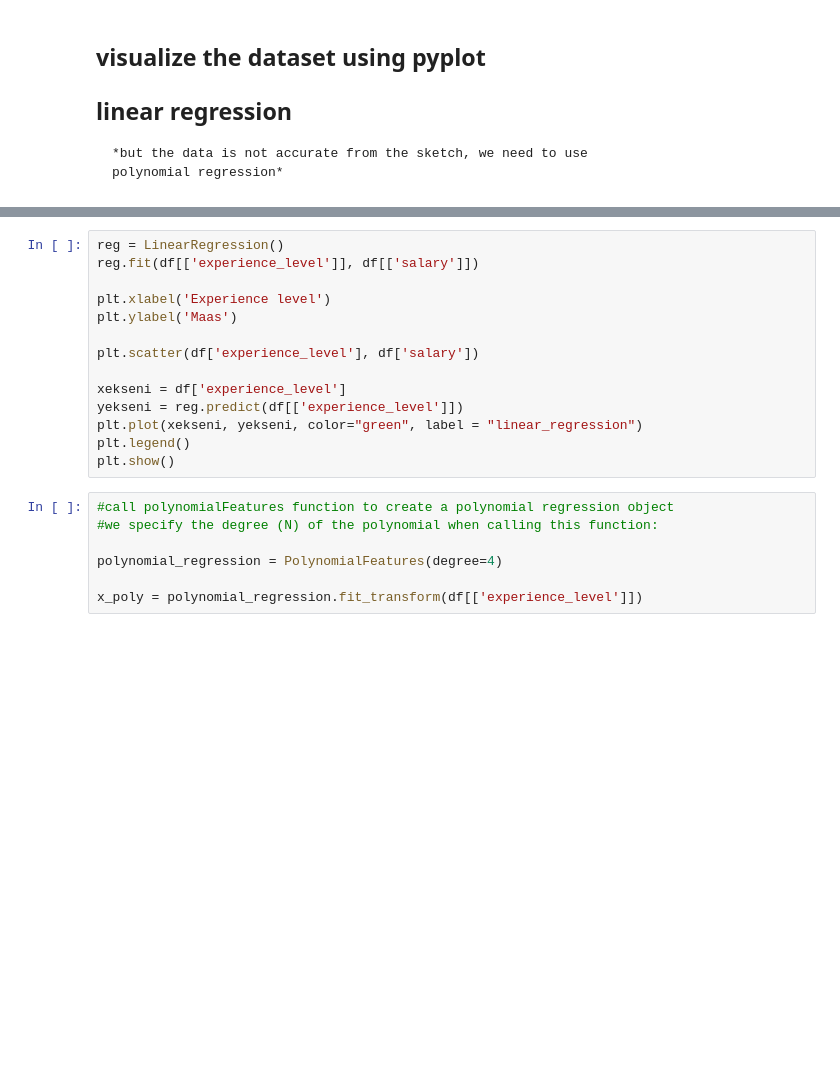
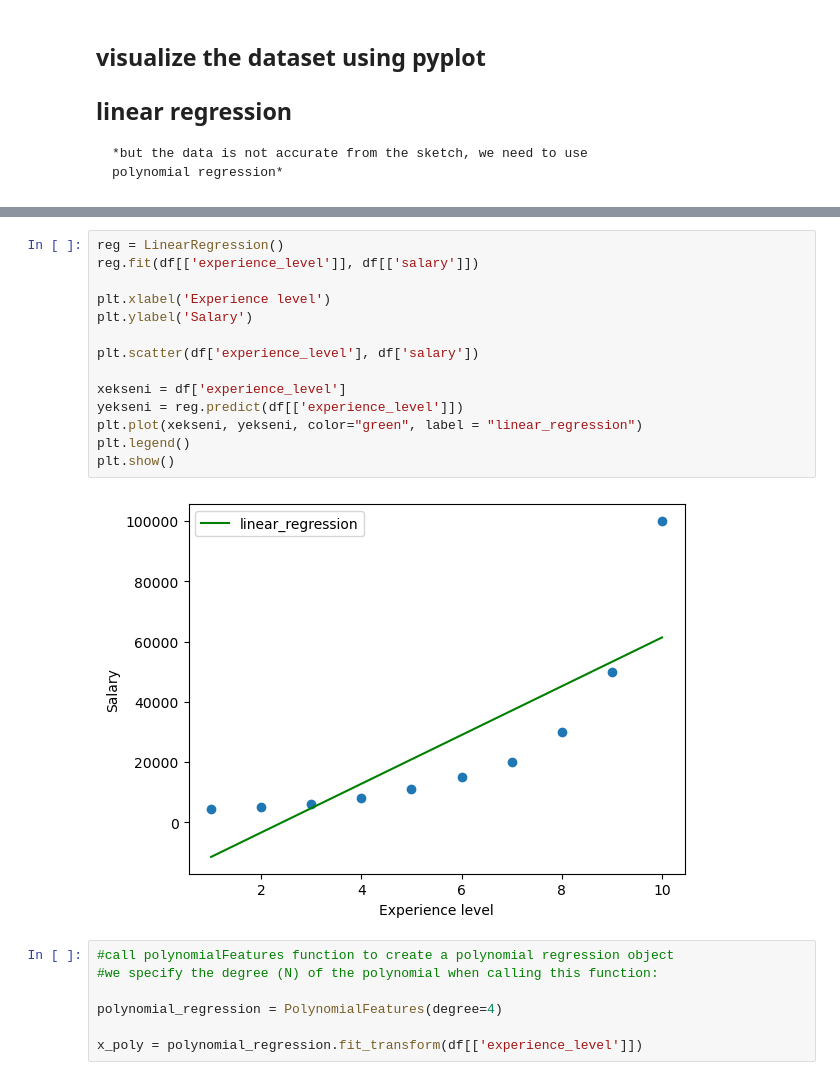
Before and after one commit to drplxrd/ml_py, a Jupyter notebook: hr_salary_calculations/hr_salary.ipynb, the cells around one changed output, grey strips where cells are left out. Saved outputs shown, nothing was run; the diff lists cells and outputs as text; blank space fills up the shorter version.

```diff
--- a/hr_salary_calculations/hr_salary.ipynb
+++ b/hr_salary_calculations/hr_salary.ipynb
@@ -26,17 +40,19 @@ plt.show()
 # %%
 reg = LinearRegression()
 reg.fit(df[['experience_level']], df[['salary']])
 
 plt.xlabel('Experience level')
-plt.ylabel('Maas')
+plt.ylabel('Salary')
 
 plt.scatter(df['experience_level'], df['salary'])
 
 xekseni = df['experience_level']
 yekseni = reg.predict(df[['experience_level']])
 plt.plot(xekseni, yekseni, color="green", label = "linear_regression")
 plt.legend()
 plt.show()
+# %% [output]
+[figure, added]
 # %%
 #call polynomialFeatures function to create a polynomial regression object
 #we specify the degree (N) of the polynomial when calling this function:
```
Also changed, not shown: parts of 5 cells of this notebook.
